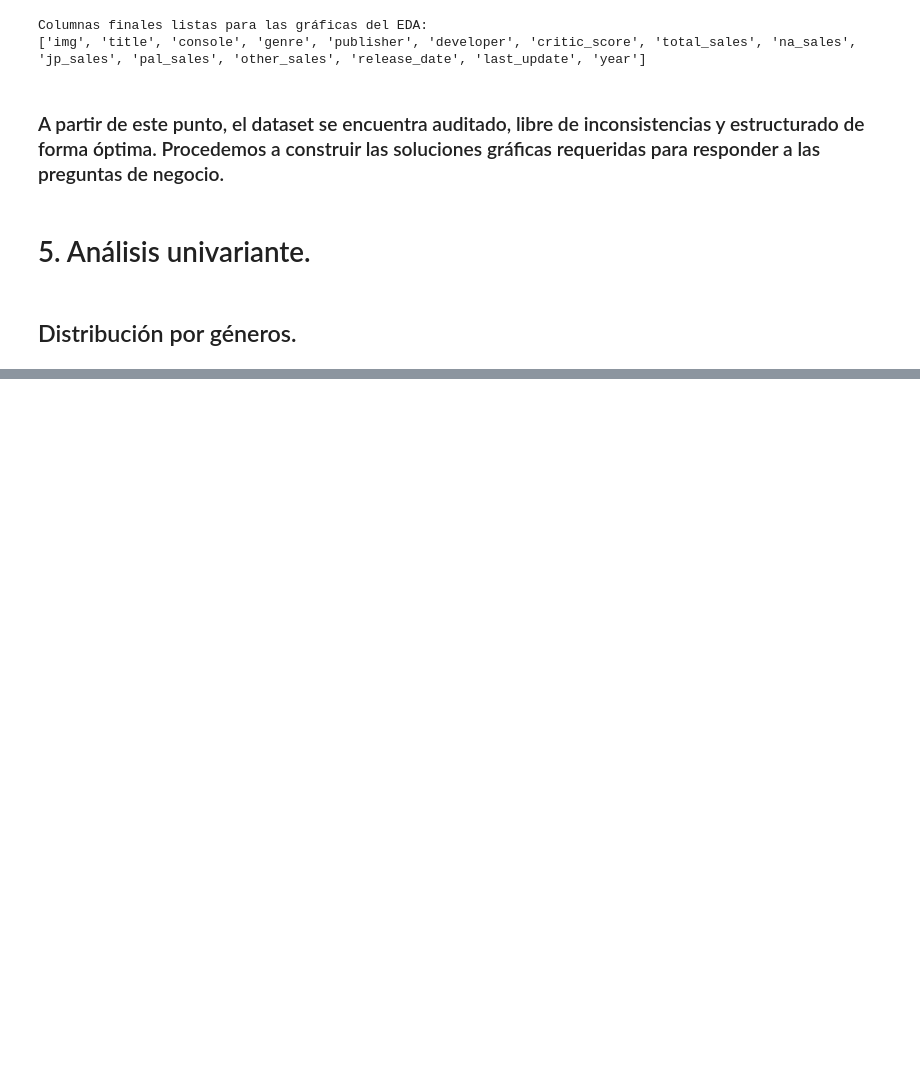
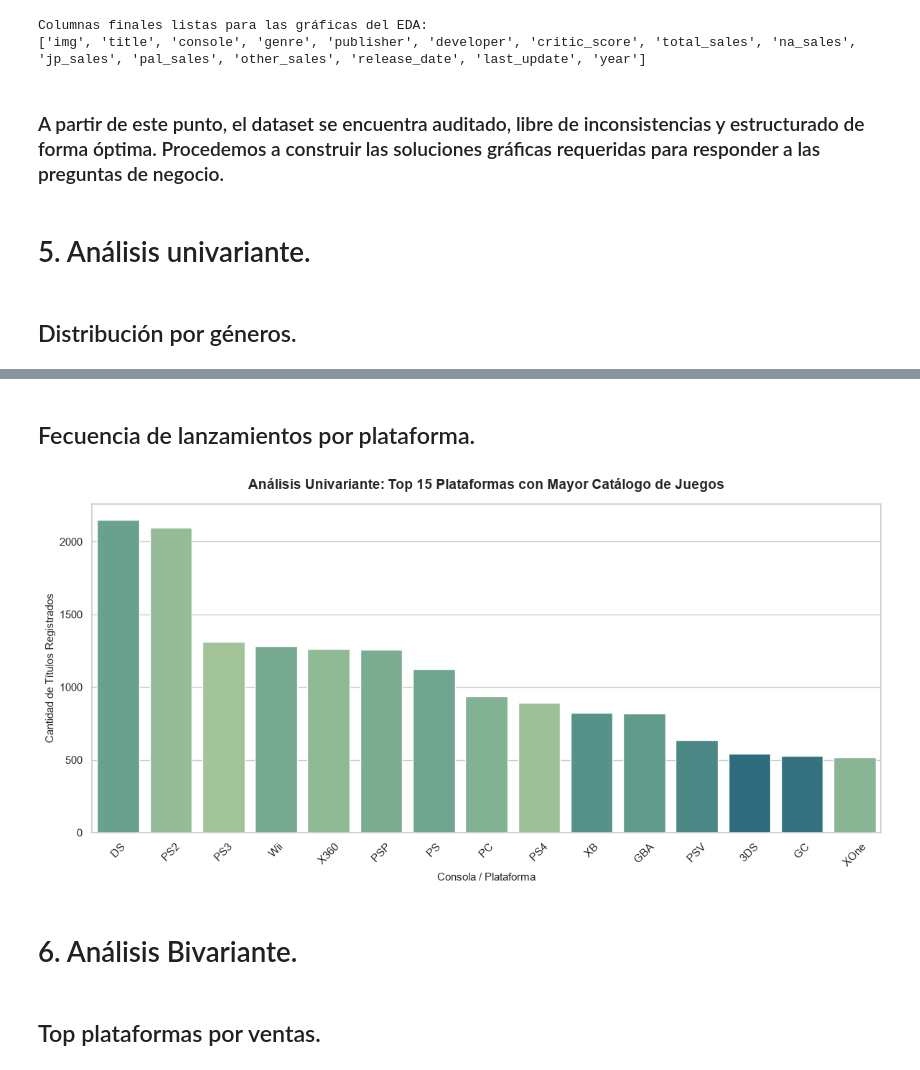
Before and after one commit to alvarodc093-pixel/Eda-Games, a Jupyter notebook: Notebook/Preprocesamiento.ipynb, the cells around one changed output, grey strips where cells are left out. Drawn from its saved outputs; the diff is of its cells as text; code cells hidden in the pictures; blank space fills up the shorter version.

```diff
--- a/Notebook/Preprocesamiento.ipynb
+++ b/Notebook/Preprocesamiento.ipynb
@@ -274,0 +289,29 @@ plt.show()
+# %% [markdown]
+## Fecuencia de lanzamientos por plataforma.
+# %%
+plt.figure(figsize=(12, 6))
+
+# Conteo puro del Top 15 consolas con más juegos en el catálogo
+order_consoles = df["console"].value_counts().head(15).index
+sns.countplot(
+    data=df, x="console", order=order_consoles, palette="crest", hue="console", legend=False
+)
+
+plt.title(
+    "Análisis Univariante: Top 15 Plataformas con Mayor Catálogo de Juegos",
+    fontsize=14,
+    fontweight="bold",
+    pad=15,
+)
+plt.xlabel("Consola / Plataforma", fontsize=11)
+plt.ylabel("Cantidad de Títulos Registrados", fontsize=11)
+plt.xticks(rotation=45)
+
+plt.tight_layout()
+plt.show()
+# %% [output]
+[figure, added]
+# %% [markdown]
+# 6. Análisis Bivariante.
+# %% [markdown]
+## Top plataformas por ventas.
```
Also changed, not shown: parts of 5 cells of this notebook.
